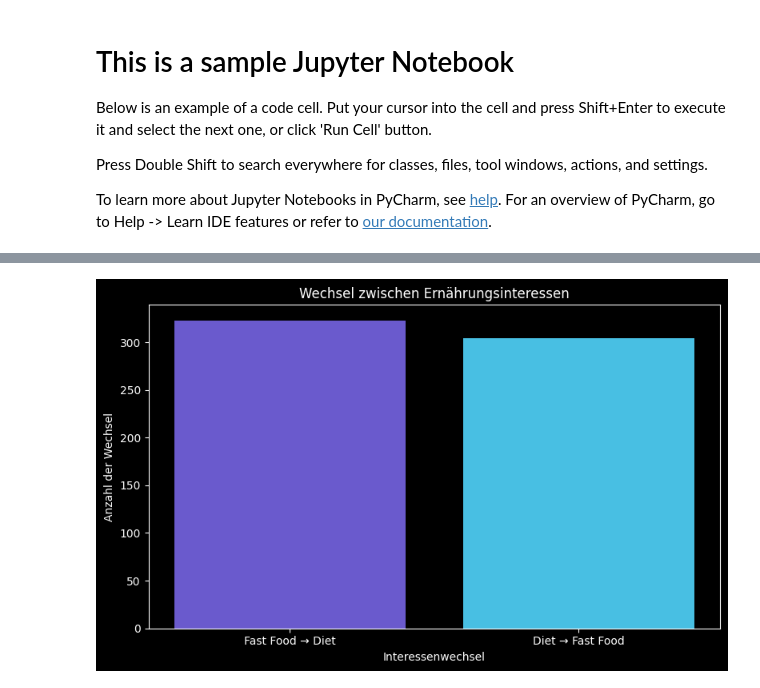
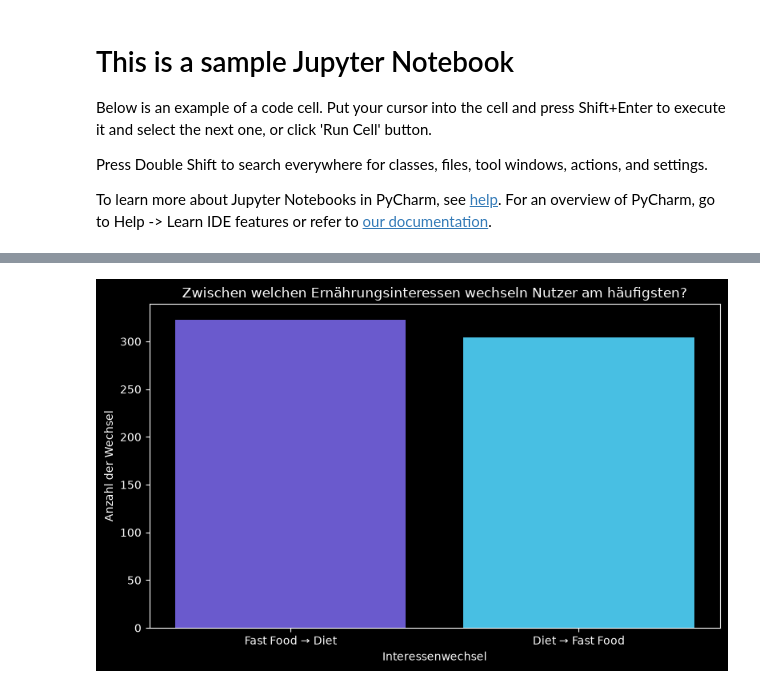
Before and after one commit to oreloksana/Food-Preferences, a Jupyter notebook: food_preferences.ipynb, the cells around one changed output, grey strips where cells are left out. Cells and saved outputs as stored; diff of their text form; code cells hidden in the pictures.

```diff
--- a/food_preferences.ipynb
+++ b/food_preferences.ipynb
@@ -92,0 +63,16 @@ plt.show()
+# %%
+sql_query_1 = """
+SELECT
+    search_query,
+    search_count
+FROM food_preferences.shopping_search_view
+ORDER BY search_count DESC;
+"""
+
+with engine.connect() as connection:
+    shopping_searches = pd.read_sql_query(
+        text(sql_query_1),
+        connection
+    )
+
+display(shopping_searches)
@@ -556,44 +683,30 @@ plt.show()
 # %%
-sql_query_9 = """
-SELECT
-    previous.category_name AS previous_interest,
-    new.category_name AS new_interest,
-    interest_transition.switch_count
-FROM food_preferences.interest_transition
-
-JOIN food_preferences.search_category AS previous
-    ON interest_transition.prev_cat_id = previous.cat_id
-
-JOIN food_preferences.search_category AS new
-    ON interest_transition.new_cat_id = new.cat_id
-
-ORDER BY interest_transition.switch_count DESC;
-"""
-
-with engine.connect() as connection:
-    interest_changes = pd.read_sql_query(
-        text(sql_query_9),
-        connection
-    )
-
 interest_changes["transition"] = (
     interest_changes["previous_interest"]
     + " → "
     + interest_changes["new_interest"]
 )
 
+
 plt.figure(figsize=(8, 5))
 
 plt.bar(
     interest_changes["transition"],
     interest_changes["switch_count"],
-    color=["#6A5ACD", "#48BFE3"]
+    color=[
+        "#6A5ACD",
+        "#48BFE3"
+    ]
 )
 
-plt.title("Zwischen welchen Ernährungsinteressen wechseln Nutzer am häufigsten?")
+plt.title(
+    "Zwischen welchen Ernährungsinteressen wechseln Nutzer am häufigsten?"
+)
+
 plt.xlabel("Interessenwechsel")
 plt.ylabel("Anzahl der Wechsel")
+
 plt.tight_layout()
 plt.show()
 # %% [output]
-[figure, old version]
+[figure, new version]
```
Also changed, not shown: parts of 27 cells of this notebook.
